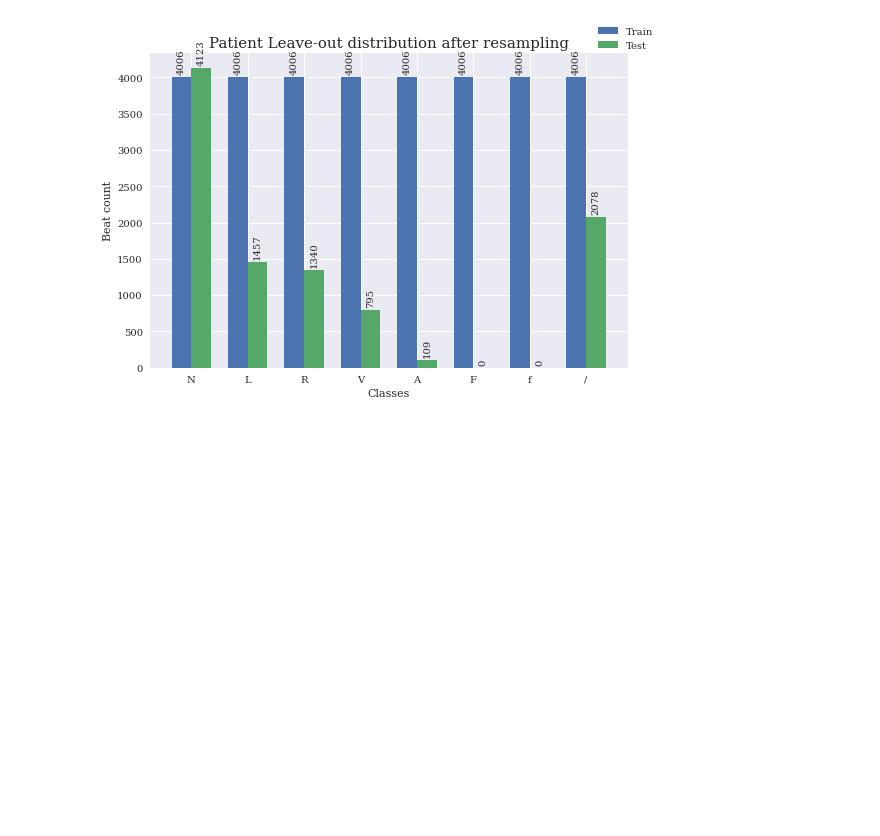
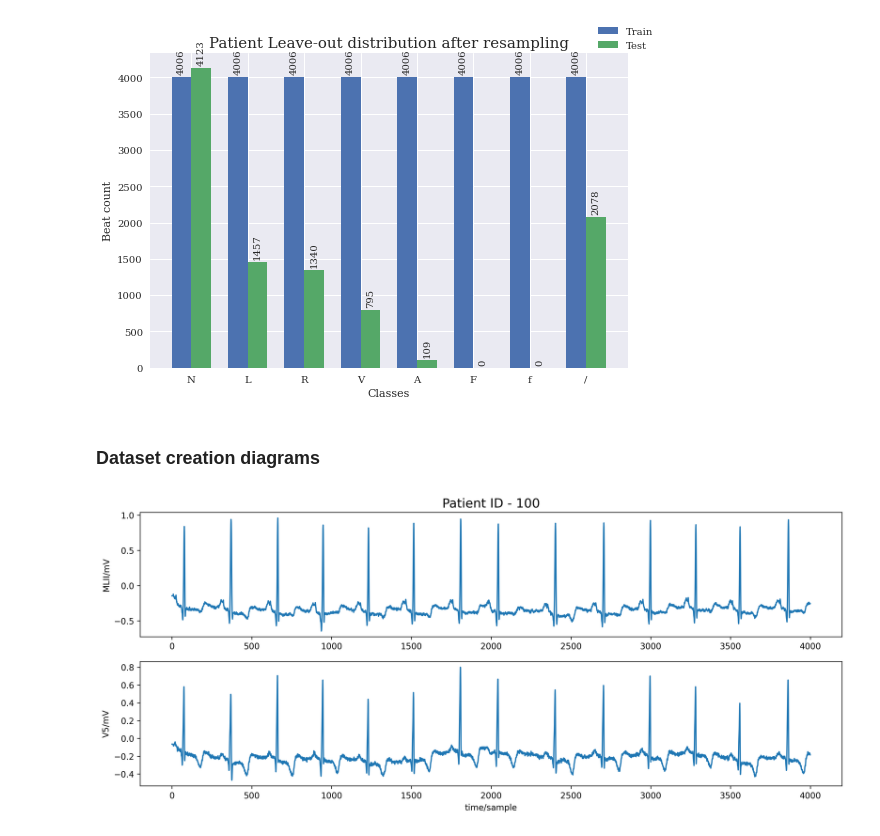
Before and after one commit to anurajt-cloud/level4_dissertation, a Jupyter notebook: graphs.ipynb, the cells around one changed output. Drawn from its saved outputs; the diff is of its cells as text; code cells hidden in the pictures; blank space fills up the shorter version.

Commit message:
more graphs

```diff
--- a/graphs.ipynb
+++ b/graphs.ipynb
@@ -780,3 +780,21 @@ plt.savefig("./images/pres_plom_r.png", dpi=400)
 plt.show()
 # %% [output]
 [figure]
+# %% [markdown]
+### Dataset creation diagrams
+# %%
+record = wf.rdrecord("./mitbih/100")
+annotation = wf.rdann("./mitbih/100", 'atr')
+data = record.p_signal
+# %%
+fig, ax = plt.subplots(2, 1, figsize = (15, 6), dpi=300)
+ax[0].plot(data[0:4000,0])
+ax[0].set_ylabel('MLII/mV')
+ax[1].plot(data[0:4000, 1])
+ax[1].set_ylabel('V5/mV')
+ax[1].set_xlabel('time/sample')
+ax[0].set_title('Patient ID - 100', fontsize=15)
+# plt.savefig("./images/dsc_4k", dpi=300)
+plt.show()
+# %% [output]
+[figure, added]
```
Also changed, not shown: parts of 9 cells of this notebook, 2 other files.
